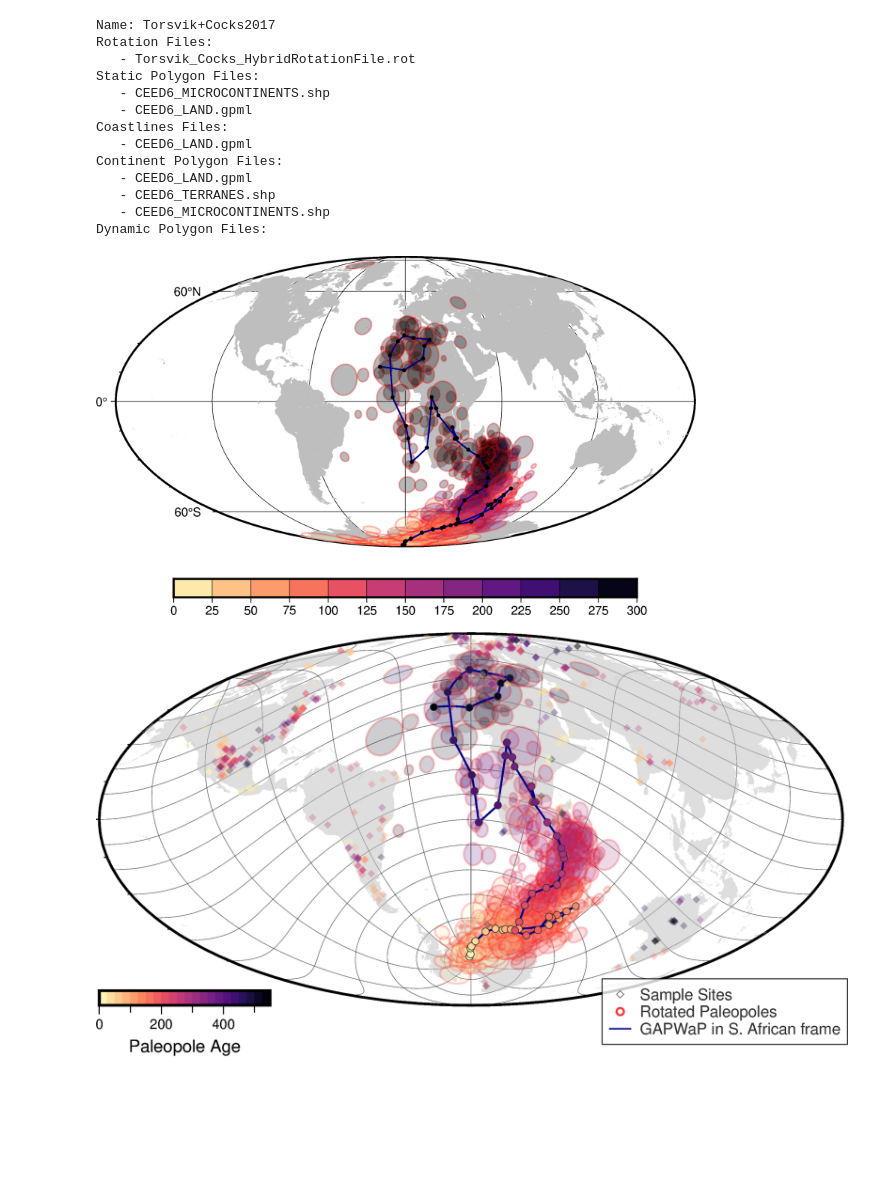
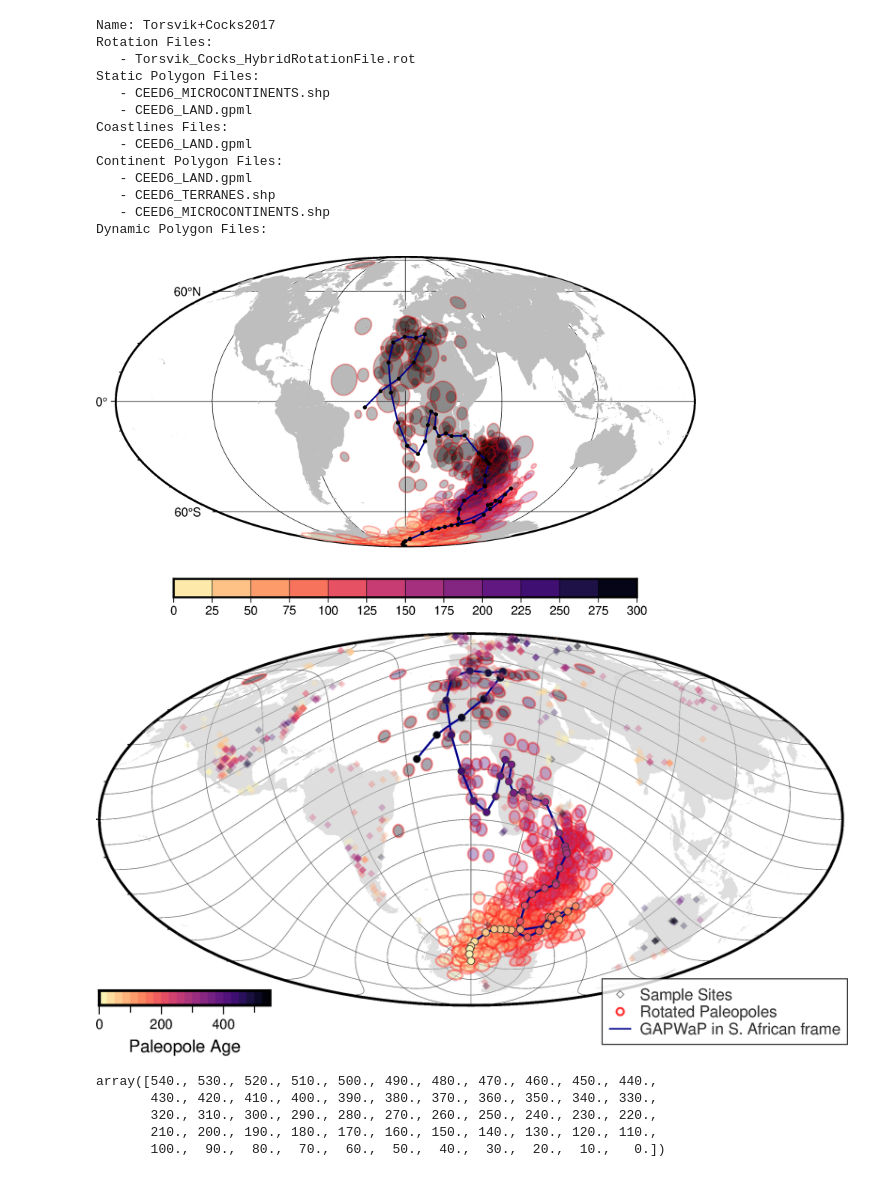
Before and after one commit to siwill22/Deconstructing-Plate-Tectonic-Reconstructions, a Jupyter notebook: Box1/GAPWAP.ipynb, the cells around one changed output. Drawn from its saved outputs; the diff is of its cells as text; code cells hidden in the pictures; blank space fills up the shorter version.

```diff
--- a/Box1/GAPWAP.ipynb
+++ b/Box1/GAPWAP.ipynb
@@ -47,6 +47,7 @@ reconstruction_model = TC2017
 
 path_times=np.arange(0.,541.,10.)
 GAPWaP = MotionPathFeature(seed_points=(-90, 0), path_times=path_times, reconstruction_plate_id=1, relative_plate_id=701).reconstruct_motion_path(reconstruction_model)[0]
+GAPWaP = gpd.GeoDataFrame(pd.DataFrame(data={'Age':path_times[::-1]}), geometry=gpd.points_from_xy(GAPWaP[:,1], GAPWaP[:,0]), crs=4326)
 
 
 vgps_gdf = pmag.vgp_to_dataframe('/Users/simon/GIT/reconstruction_china/pmag/T2012_Mer21.gpml')
@@ -73,12 +74,14 @@ fig.plot(x=rpoles.PoleLongitude, y=rpoles.PoleLatitude, size=rpoles.PoleA95*111.
          style='E-', pen='1.0p,red', color=rpoles.AverageAge, cmap=True, t=85)
 #fig.plot(x=path.PoleLongitude, y=path.PoleLatitude, size=path.PoleA95*111.,
 #         style='E-', pen='1.0p,red', color=path.Age, cmap=True, t=70)
-fig.plot(x=path.PoleLongitude, y=path.PoleLatitude, pen='1p,darkblue')
-fig.plot(x=path.PoleLongitude, y=path.PoleLatitude, style='c0.1c', color='black')
+fig.plot(x=GAPWaP.geometry.x, y=GAPWaP.geometry.y, pen='1p,darkblue')
+fig.plot(x=GAPWaP.geometry.x, y=GAPWaP.geometry.y, style='c0.1c', color='black')
+#fig.plot(x=path.PoleLongitude, y=path.PoleLatitude, pen='1p,darkblue')
+#fig.plot(x=path.PoleLongitude, y=path.PoleLatitude, style='c0.1c', color='black')
 fig.colorbar()
 fig.show(width=600)
 # %% [output]
-[figure, old version]
+[figure, new version]
 # %%
 from gprm.utils.create_gpml import gpml2gdf
 
@@ -163,44 +166,53 @@ rcontinents = apply_rotation(gpd.read_file('/Users/simon/Data/GIS/continent.shp'
 rrpoles = apply_rotation(rpoles, 0, 90, -30, vgps=True)
 rsamples = apply_rotation(vgps_gdf, 0, 90, -30)
 rpath = apply_rotation(gpd.GeoDataFrame(path, geometry=gpd.points_from_xy(path.PoleLongitude, path.PoleLatitude), crs=4326), 0, 90, -30)
+rGAPWaP = apply_rotation(GAPWaP, 0, 90, -30)
+
 
 fig = pygmt.Figure()
 fig.basemap(region='d', projection='W6i', frame='f')
 #fig.coast(land='grey')
 
 # Graticule
 fig.plot(data=gpml2gdf(pygplates.FeatureCollection(latitude_lines)), pen='0.2p,black', transparency=40)
 fig.plot(data=gpml2gdf(pygplates.FeatureCollection(longitude_lines)), pen='0.2p,black', transparency=40)
 
 # dummy points for legend
 fig.plot(x=0, y=-60, style='d0.15c', label='Sample Sites')
 fig.plot(x=0, y=-60, style='E-', size=[2.], pen='1.0p,red', label='Rotated Paleopoles')
 
 
 # rotated (present-day) continent polygons
 fig.plot(data=rcontinents, color='gray', transparency=50)
 
 # Rotated VGPs
 pygmt.makecpt(cmap='magma', series=[0,550,25], reverse=True)
-fig.plot(x=rrpoles.PoleLongitude, y=rrpoles.PoleLatitude, size=rrpoles.PoleA95*111.,
-         style='E-', pen='1.0p,red', color=rrpoles.AverageAge, cmap=True, t=90)
+#fig.plot(x=rrpoles.PoleLongitude, y=rrpoles.PoleLatitude, size=rrpoles.PoleA95*111.,
+#         style='E-', pen='1.0p,red', color=rrpoles.AverageAge, cmap=True, t=90)
+fig.plot(x=rrpoles.PoleLongitude, y=rrpoles.PoleLatitude, size=np.ones(len(rrpoles))*555.,
+         style='E-', pen='1.0p,red', color=rrpoles.AverageAge, cmap=True, t=80)
+
 
 # APWP
-fig.plot(x=rpath.geometry.x, y=rpath.geometry.y, pen='1p,darkblue', label='GAPWaP in S. African frame')
-fig.plot(x=rpath.geometry.x, y=rpath.geometry.y, style='c0.15c', color=path.Age, cmap=True, pen='0.25p,gray20')
+#fig.plot(x=rpath.geometry.x, y=rpath.geometry.y, pen='1p,darkblue', label='GAPWaP in S. African frame')
+#fig.plot(x=rpath.geometry.x, y=rpath.geometry.y, style='c0.15c', color=path.Age, cmap=True, pen='0.25p,gray20')
+
+fig.plot(x=rGAPWaP.geometry.x, y=rGAPWaP.geometry.y, pen='1p,darkblue', label='GAPWaP in S. African frame')
+fig.plot(x=rGAPWaP.geometry.x, y=rGAPWaP.geometry.y, style='c0.15c', color=GAPWaP.Age, cmap=True, pen='0.25p,gray20')
+
 
 # Sample Sites
 fig.plot(x=rsamples.geometry.x, y=rsamples.geometry.y, style='d0.15c', color=rsamples.AverageAge, cmap=True,
          transparency=70)
 
 with pygmt.config(FONT_ANNOT_PRIMARY='8p', FONT_LABEL='10p'):
     fig.colorbar(position='JBL+jBL+o0.0c+w3.5c/0.3c+h', frame=['x+lPaleopole Age'])#, box='+gwhite+p0.5p')
 fig.legend(transparency=20, position='JBR+jBR+o-0.1c/-0.8c', box='+gwhite+p0.5p')
 
 fig.savefig('./GAPWAP.pdf')
 fig.show(width=1000)
 # %% [output]
-[figure, old version]
+[figure, new version]
 # %%
 '''
 #T2012_vgps_gdf = pmag.assign_plate_ids(T2012_vgps_gdf, TC2017)
@@ -254,3 +266,11 @@ for reconstruction_time in np.arange(530,-1,-10):
     fig.savefig('./plots/gapwap_{:0.0f}Ma.jpg'.format(reconstruction_time))
     #fig.show(width=1200)
 '''
+# %%
+path_times[::-1]
+# %% [output]
+array([540., 530., 520., 510., 500., 490., 480., 470., 460., 450., 440.,
+       430., 420., 410., 400., 390., 380., 370., 360., 350., 340., 330.,
+       320., 310., 300., 290., 280., 270., 260., 250., 240., 230., 220.,
+       210., 200., 190., 180., 170., 160., 150., 140., 130., 120., 110.,
+       100.,  90.,  80.,  70.,  60.,  50.,  40.,  30.,  20.,  10.,   0.])
```
